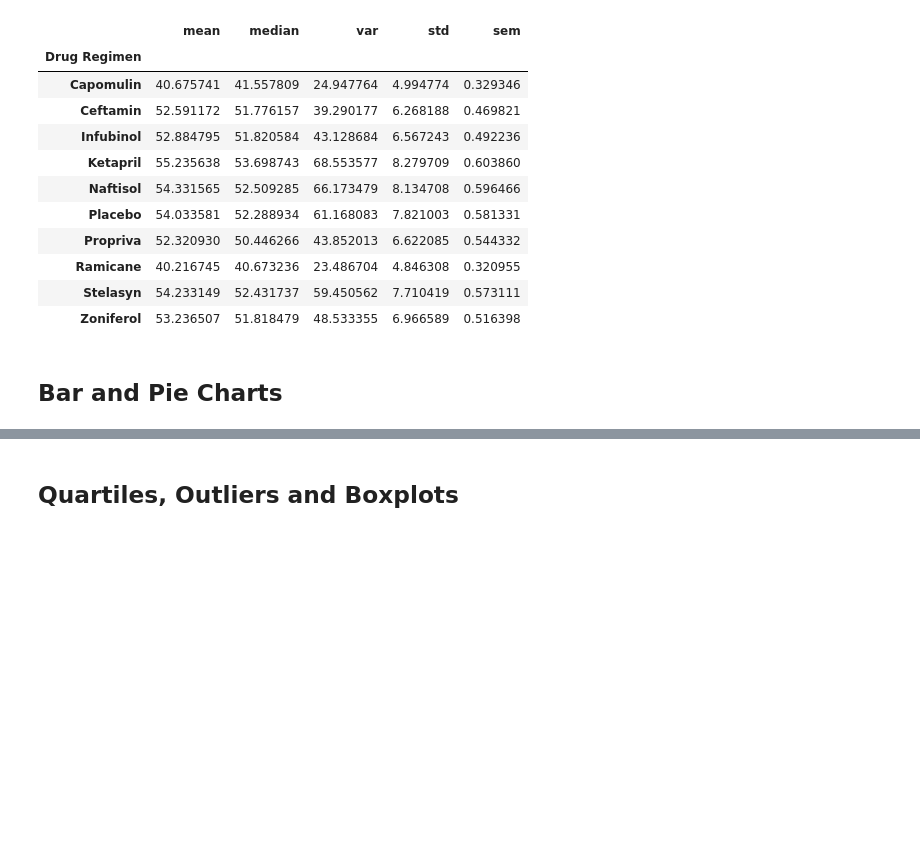
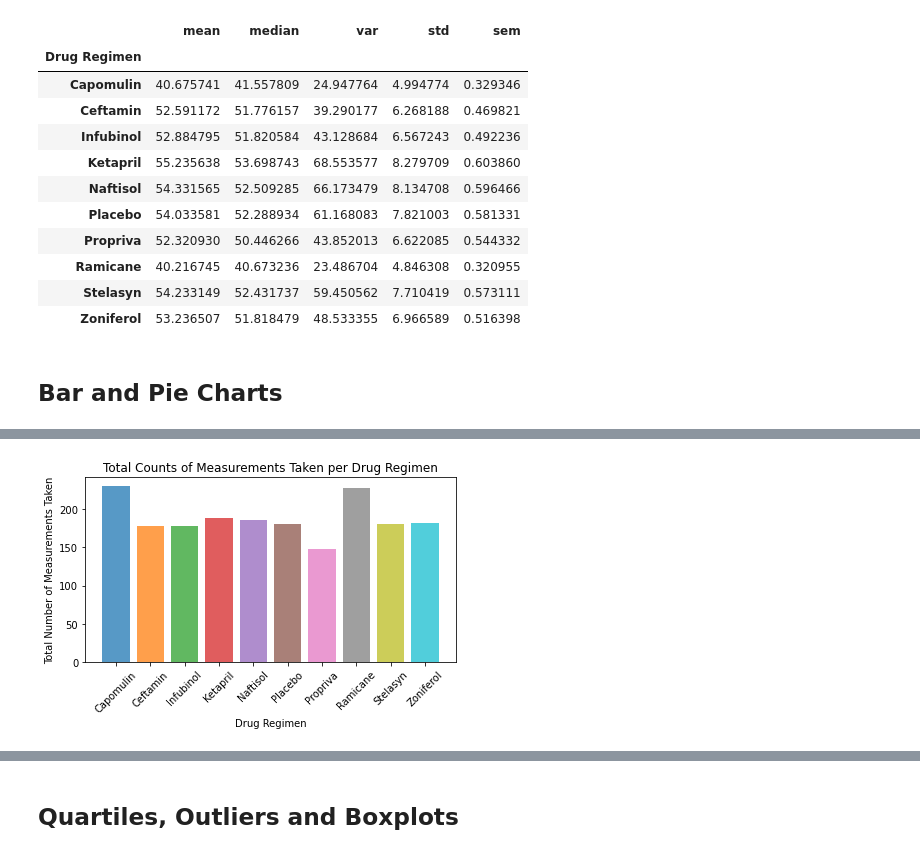
Before and after one commit to charlesphil/matplotlib-challenge, a Jupyter notebook: pymaceuticals_starter.ipynb, the cells around one changed output, grey strips where cells are left out. Saved outputs shown, nothing was run; the diff lists cells and outputs as text; code cells hidden in the pictures; blank space fills up the shorter version.

```diff
--- a/pymaceuticals_starter.ipynb
+++ b/pymaceuticals_starter.ipynb
@@ -155,0 +168,23 @@ plt.show()
+# %%
+# Generate a bar plot showing the total number of timepoints for all mice tested for each drug regimen using pyplot.
+
+# Create x-axis that is as long as the number of rows (i.e., drug regimens)
+x_axis = np.arange(len(timepoints))
+
+# Plot bar graph using pyplot
+plt.bar(x_axis, timepoints, color=colors, alpha=0.75, align='center')
+
+# Write x tick labels
+tick_locations = [value for value in x_axis]
+plt.xticks(tick_locations, timepoints.index, rotation=45)
+
+# Write labels and title
+plt.title('Total Counts of Measurements Taken per Drug Regimen')
+plt.xlabel('Drug Regimen')
+plt.ylabel('Total Number of Measurements Taken')
+
+# Tighten layout and show
+plt.tight_layout()
+plt.show()
+# %% [output]
+[figure, added]
```
Also changed, not shown: parts of 10 cells of this notebook.
